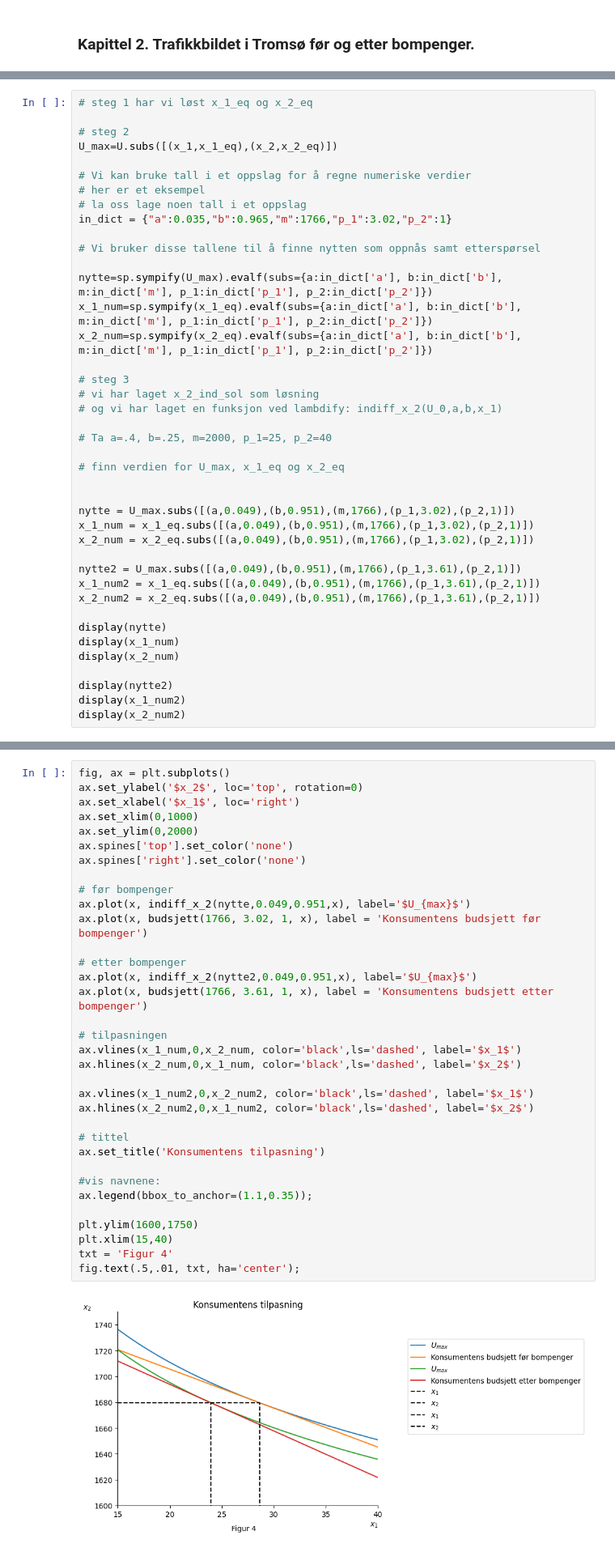
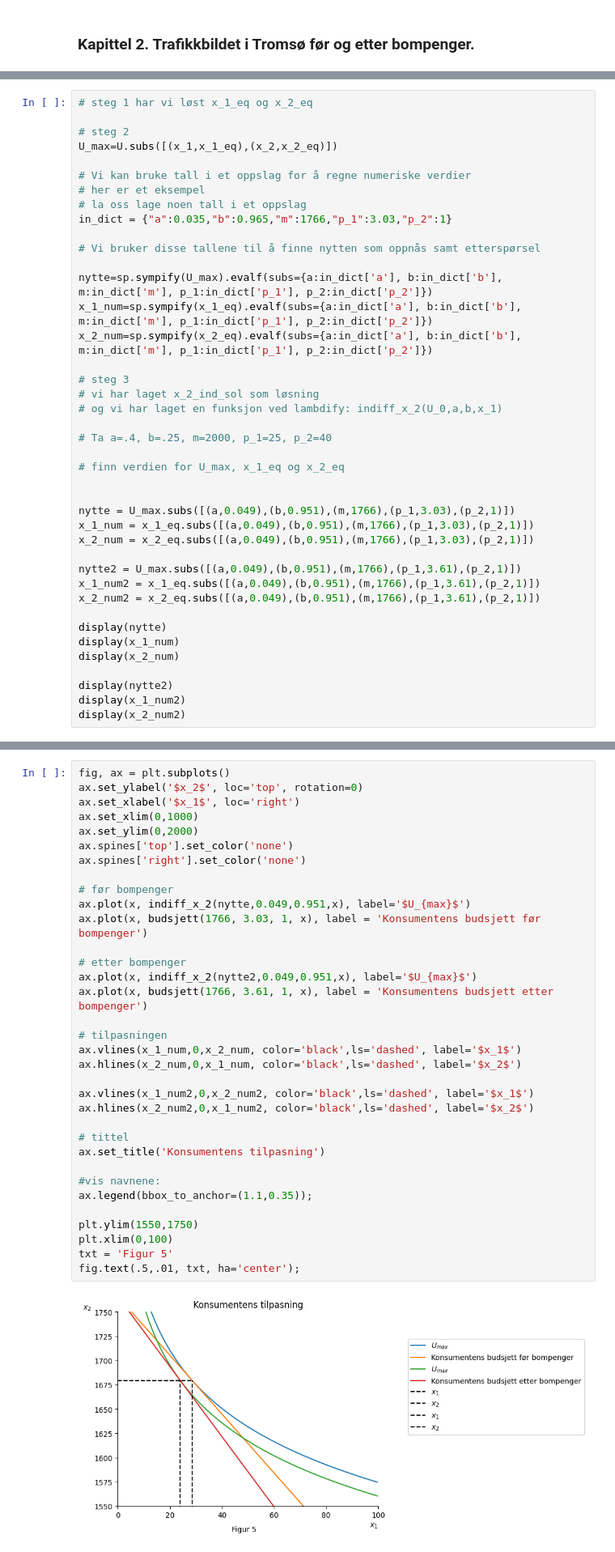
Before and after one commit to loopdiggaz/SOK-1006, a Jupyter notebook: Mappe2/mappeoppgave2_61.ipynb, the cells around one changed output, grey strips where cells are left out. Shown at 81% size. Cells and saved outputs as stored; diff of their text form.

```diff
--- a/Mappe2/mappeoppgave2_61.ipynb
+++ b/Mappe2/mappeoppgave2_61.ipynb
@@ -337,7 +292,7 @@ U_max=U.subs([(x_1,x_1_eq),(x_2,x_2_eq)])
 # Vi kan bruke tall i et oppslag for å regne numeriske verdier
 # her er et eksempel
 # la oss lage noen tall i et oppslag
-in_dict = {"a":0.035,"b":0.965,"m":1766,"p_1":3.02,"p_2":1}
+in_dict = {"a":0.035,"b":0.965,"m":1766,"p_1":3.03,"p_2":1}
 
 # Vi bruker disse tallene til å finne nytten som oppnås samt etterspørsel
 
@@ -354,9 +309,9 @@ x_2_num=sp.sympify(x_2_eq).evalf(subs={a:in_dict['a'], b:in_dict['b'], m:in_dict
 # finn verdien for U_max, x_1_eq og x_2_eq
 
 
-nytte = U_max.subs([(a,0.049),(b,0.951),(m,1766),(p_1,3.02),(p_2,1)])
-x_1_num = x_1_eq.subs([(a,0.049),(b,0.951),(m,1766),(p_1,3.02),(p_2,1)])
-x_2_num = x_2_eq.subs([(a,0.049),(b,0.951),(m,1766),(p_1,3.02),(p_2,1)])
+nytte = U_max.subs([(a,0.049),(b,0.951),(m,1766),(p_1,3.03),(p_2,1)])
+x_1_num = x_1_eq.subs([(a,0.049),(b,0.951),(m,1766),(p_1,3.03),(p_2,1)])
+x_2_num = x_2_eq.subs([(a,0.049),(b,0.951),(m,1766),(p_1,3.03),(p_2,1)])
 
 nytte2 = U_max.subs([(a,0.049),(b,0.951),(m,1766),(p_1,3.61),(p_2,1)])
 x_1_num2 = x_1_eq.subs([(a,0.049),(b,0.951),(m,1766),(p_1,3.61),(p_2,1)])
@@ -380,38 +335,38 @@ $\displaystyle 1679.466$
 fig, ax = plt.subplots()
 ax.set_ylabel('$x_2$', loc='top', rotation=0)
 ax.set_xlabel('$x_1$', loc='right')
 ax.set_xlim(0,1000)
 ax.set_ylim(0,2000)
 ax.spines['top'].set_color('none')
 ax.spines['right'].set_color('none')
 
 # før bompenger
 ax.plot(x, indiff_x_2(nytte,0.049,0.951,x), label='$U_{max}$')
-ax.plot(x, budsjett(1766, 3.02, 1, x), label = 'Konsumentens budsjett før bompenger')
+ax.plot(x, budsjett(1766, 3.03, 1, x), label = 'Konsumentens budsjett før bompenger')
 
 # etter bompenger
 ax.plot(x, indiff_x_2(nytte2,0.049,0.951,x), label='$U_{max}$')
 ax.plot(x, budsjett(1766, 3.61, 1, x), label = 'Konsumentens budsjett etter bompenger')
 
 # tilpasningen
 ax.vlines(x_1_num,0,x_2_num, color='black',ls='dashed', label='$x_1$')
 ax.hlines(x_2_num,0,x_1_num, color='black',ls='dashed', label='$x_2$')
 
 ax.vlines(x_1_num2,0,x_2_num2, color='black',ls='dashed', label='$x_1$')
 ax.hlines(x_2_num2,0,x_1_num2, color='black',ls='dashed', label='$x_2$')
 
 # tittel
 ax.set_title('Konsumentens tilpasning')
 
 #vis navnene:
 ax.legend(bbox_to_anchor=(1.1,0.35));
 
-plt.ylim(1600,1750)
-plt.xlim(15,40)
-txt = 'Figur 4'
+plt.ylim(1550,1750)
+plt.xlim(0,100)
+txt = 'Figur 5'
 fig.text(.5,.01, txt, ha='center');
 # %% [output]
-[figure, old version]
+[figure, new version]
 # %% [markdown]
 ##### Cobb-Douglas modellen
 
```
Also changed, not shown: parts of 17 cells of this notebook.
